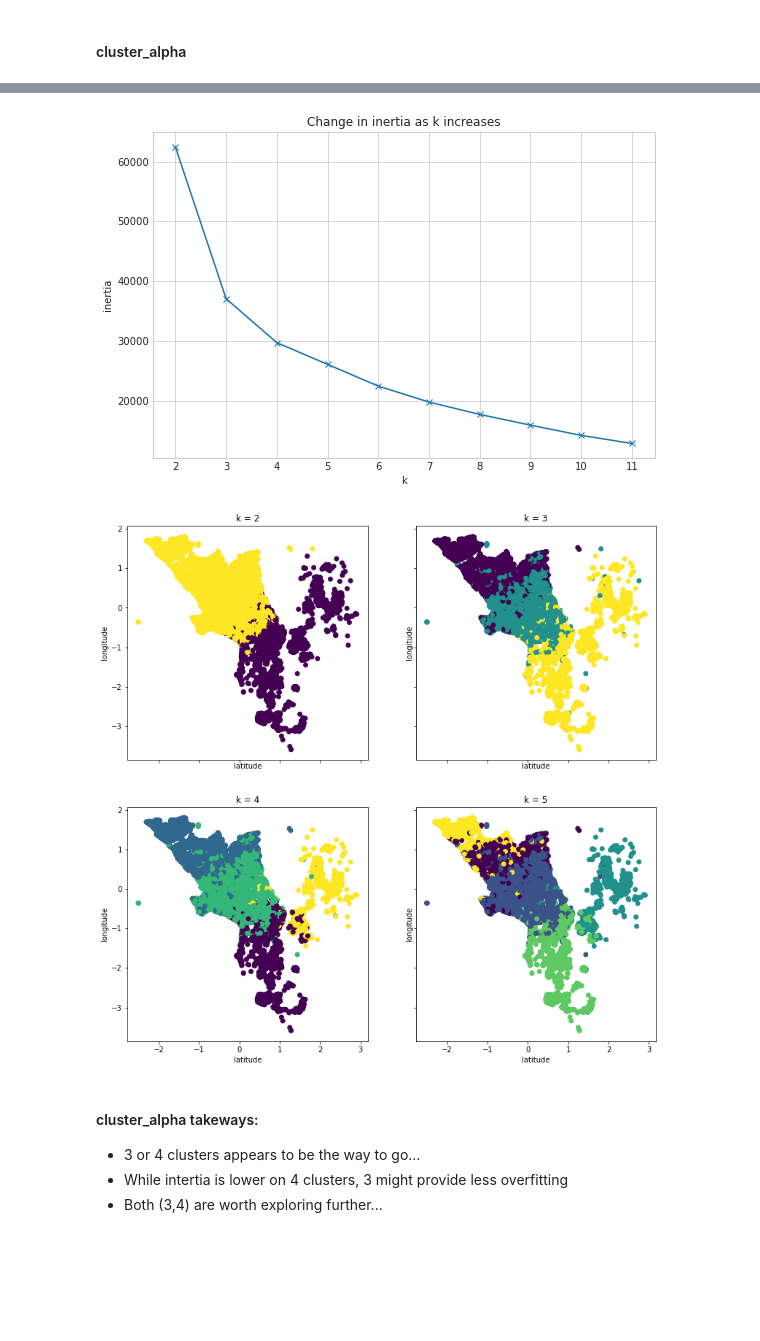
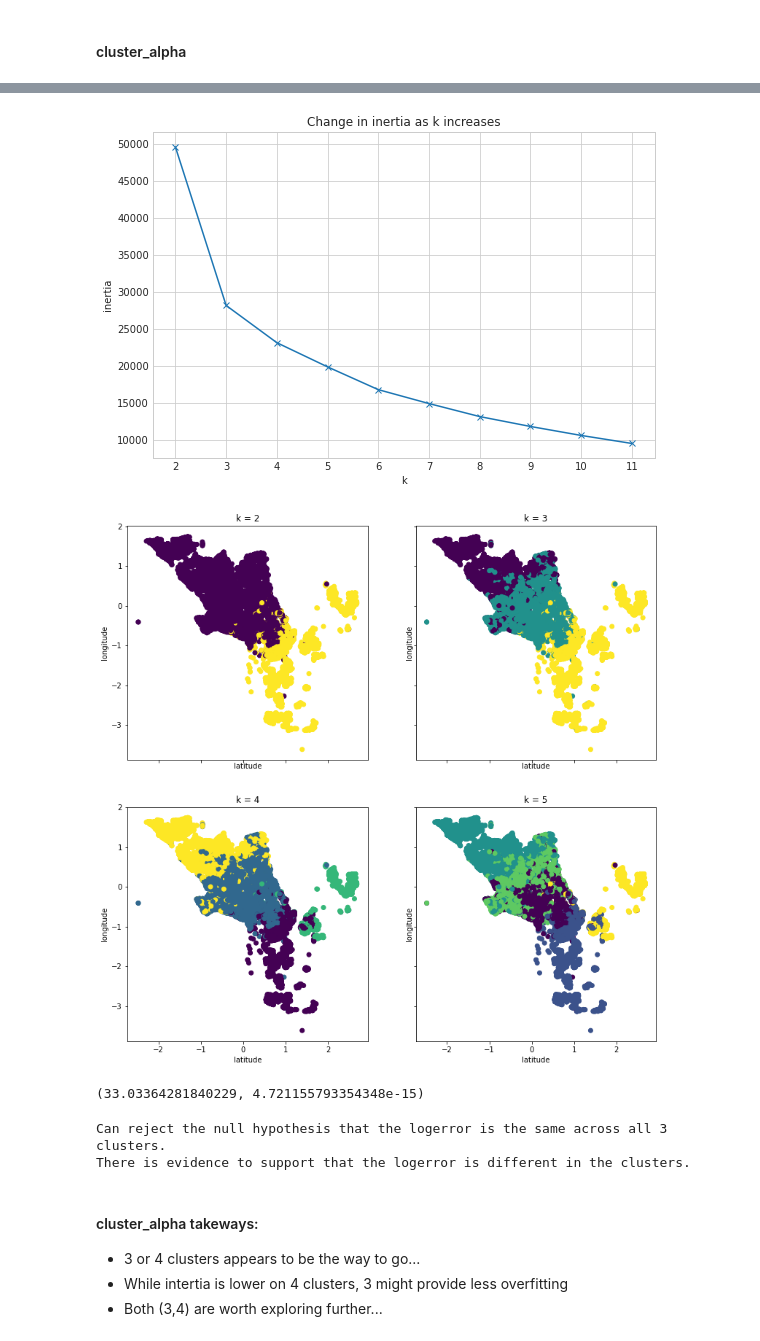
Before and after one commit to Tyler-Applegate/zillow-clustering-project, a Jupyter notebook: explore.ipynb, the cells around one changed output, grey strips where cells are left out. Cells and saved outputs as stored; diff of their text form; code cells hidden in the pictures; blank space fills up the shorter version.

```diff
--- a/explore.ipynb
+++ b/explore.ipynb
@@ -312,9 +314,14 @@ r, p
 # %% [markdown]
 #### cluster_alpha
-# %%
-X_train = train[['age', 'latitude', 'longitude']]
-
-X_train_scaled, stan_scaler = explore.scale_my_data(X_train, StandardScaler())
+# %%
+X0_train = X_train[['age', 'latitude', 'longitude']]
+X0_train_scaled, stan_scaler = explore.scale_my_data(X0_train, StandardScaler())
+
+X0_validate = X_validate[['age', 'latitude', 'longitude']]
+X0_validate_scaled, stan_scaler = explore.scale_my_data(X0_validate, StandardScaler())
+
+X0_test = X_test[['age', 'latitude', 'longitude']]
+X0_test_scaled, stan_scaler = explore.scale_my_data(X0_test, StandardScaler())
 # %%
 # sklearn implementation of KMeans
 
@@ -322,8 +329,8 @@ X_train_scaled, stan_scaler = explore.scale_my_data(X_train, StandardScaler())
 kmeans = KMeans(n_clusters=3, random_state = 1221)
 
 # fit the thing
-kmeans.fit(X_train_scaled)
+kmeans.fit(X0_train_scaled)
 
 # Use (predict using) the thing
-kmeans.predict(X_train_scaled)
+kmeans.predict(X0_train_scaled)
 # %% [output]
@@ -331,7 +338,9 @@ array([2, 2, 2, ..., 1, 1, 1], dtype=int32)
 # %%
 # make a new column names cluster in iris and X_scaled dataframe
-train['cluster_alpha'] = kmeans.predict(X_train_scaled)
+train['cluster_alpha'] = kmeans.predict(X0_train_scaled)
 
-X_train_scaled['cluster_alpha'] = kmeans.predict(X_train_scaled)
+X0_train_scaled['cluster_alpha'] = kmeans.predict(X0_train_scaled)
+X0_validate_scaled['cluster_alpha'] = kmeans.predict(X0_validate_scaled)
+X0_test_scaled['cluster_alpha'] = kmeans.predict(X0_test_scaled)
 # %%
 # Make a dataframe
@@ -364,22 +373,22 @@ plt.legend();
 # %%
 with plt.style.context('seaborn-whitegrid'):
     plt.figure(figsize=(9, 6))
-    pd.Series({k: KMeans(k).fit(X_train_scaled).inertia_ for k in range(2, 12)}).plot(marker='x')
+    pd.Series({k: KMeans(k).fit(X0_train_scaled).inertia_ for k in range(2, 12)}).plot(marker='x')
     plt.xticks(range(2, 12))
     plt.xlabel('k')
     plt.ylabel('inertia')
     plt.title('Change in inertia as k increases')
 # %% [output]
-[figure, old version]
+[figure, new version]
 # %%
 # What value of k is appropriate?
 
 
 fig, axs = plt.subplots(2, 2, figsize=(13, 13), sharex=True, sharey=True)
 
 for ax, k in zip(axs.ravel(), range(2, 6)):
-    clusters = KMeans(k).fit(X_train_scaled).predict(X_train_scaled)
-    ax.scatter(X_train_scaled.latitude, X_train_scaled.longitude, c=clusters)
+    clusters = KMeans(k).fit(X0_train_scaled).predict(X0_train_scaled)
+    ax.scatter(X0_train_scaled.latitude, X0_train_scaled.longitude, c=clusters)
     ax.set(title='k = {}'.format(k), xlabel='latitude', ylabel='longitude')
 # %% [output]
-[figure, old version]
+[figure, new version]
@@ -386,3 +409,24 @@ for ax, k in zip(axs.ravel(), range(2, 6)):
+# %%
+# run ANOVA test to determine if logerror is equal across all clusters
+null_hypothesis = 'the logerror is the same across all 3 clusters.'
+alt_hypothesis = 'the logerror is different in the clusters.'
+
+alpha = 0.05
+
+f, p = stats.f_oneway(alpha_0, alpha_1, alpha_2)
+f, p
+# %% [output]
+(33.03364281840229, 4.721155793354348e-15)
+# %%
+if p < alpha:
+    print('Can reject the null hypothesis that', null_hypothesis)
+    print('There is evidence to support that', alt_hypothesis)
+else:
+    print('Fail to reject the null hypothesis.')
+    print('There is evidence to support that', null_hypothesis)
+# %% [output]
+Can reject the null hypothesis that the logerror is the same across all 3 clusters.
+There is evidence to support that the logerror is different in the clusters.
 # %% [markdown]
 #### cluster_alpha takeways:
 - 3 or 4 clusters appears to be the way to go...
```
Also changed, not shown: parts of 77 cells of this notebook, 4 other files.
